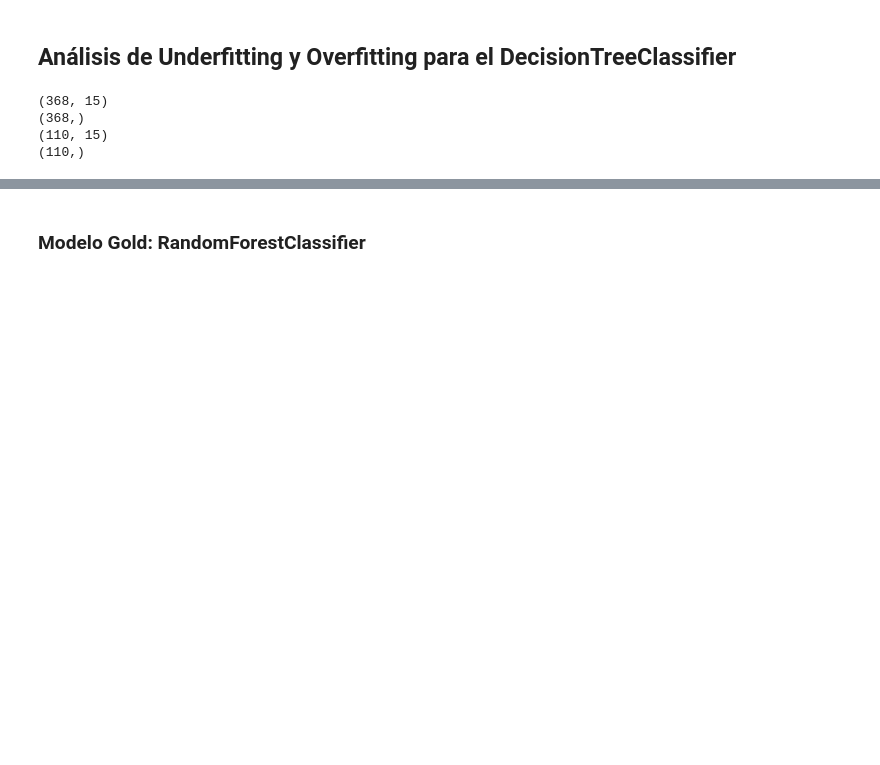
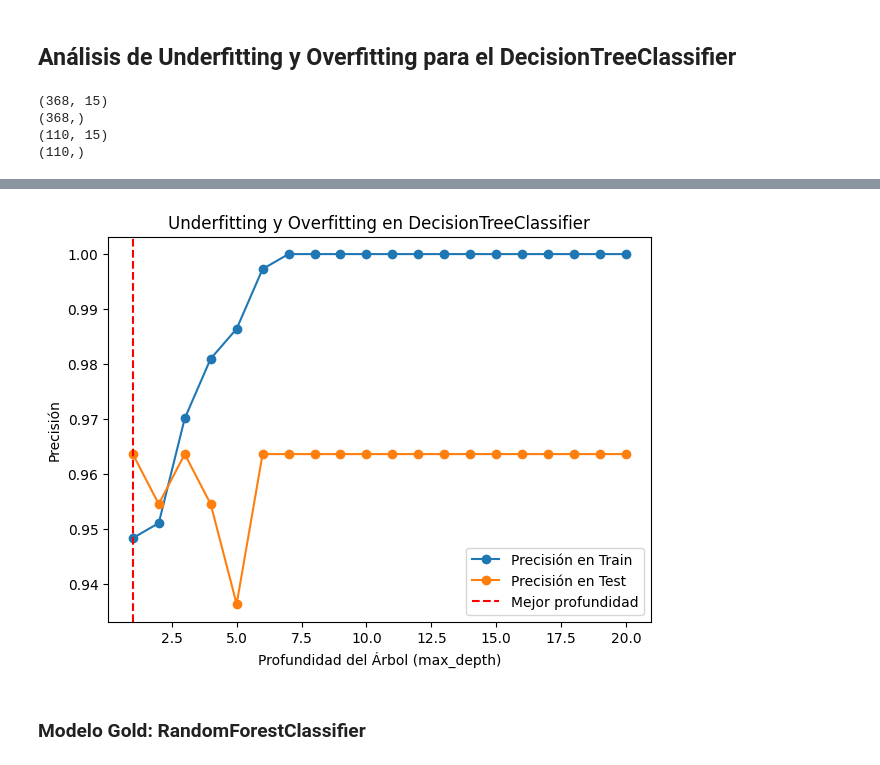
Before and after one commit to kunnermm/taller1_ML, a Jupyter notebook: notebook_proyectoFinal.ipynb, the cells around one changed output, grey strips where cells are left out. Drawn from its saved outputs; the diff is of its cells as text; code cells hidden in the pictures; blank space fills up the shorter version.

Commit message:
Se suben cambios en el modelo

```diff
--- a/notebook_proyectoFinal.ipynb
+++ b/notebook_proyectoFinal.ipynb
@@ -957,3 +957,34 @@ Error cuadrático medio en el conjunto de prueba: 0.0636
+# %%
+from sklearn.tree import DecisionTreeClassifier
+from sklearn.metrics import accuracy_score
+import matplotlib.pyplot as plt
+
+# Configuración
+max_depths = range(1, 21)  # Probar distintas profundidades del árbol
+train_scores = []
+test_scores = []
+
+# Entrenar y evaluar el modelo para cada profundidad
+for depth in max_depths:
+    dt = DecisionTreeClassifier(max_depth=depth, random_state=42)
+    dt.fit(X_train, y_train)
+
+    # Evaluar en entrenamiento y prueba
+    train_scores.append(accuracy_score(y_train, dt.predict(X_train)))
+    test_scores.append(accuracy_score(y_test, dt.predict(X_test)))
+
+# Graficar
+plt.figure(figsize=(7, 5))
+plt.plot(max_depths, train_scores, label="Precisión en Train", marker='o')
+plt.plot(max_depths, test_scores, label="Precisión en Test", marker='o')
+plt.axvline(x=max_depths[np.argmax(test_scores)], color='red', linestyle='--', label='Mejor profundidad')
+plt.title("Underfitting y Overfitting en DecisionTreeClassifier")
+plt.xlabel("Profundidad del Árbol (max_depth)")
+plt.ylabel("Precisión")
+plt.legend(loc="best")
+plt.show()
+# %% [output]
+[figure, added]
 # %% [markdown]
 ### Modelo Gold: RandomForestClassifier
 # %%
```
Also changed, not shown: parts of 12 cells of this notebook.
